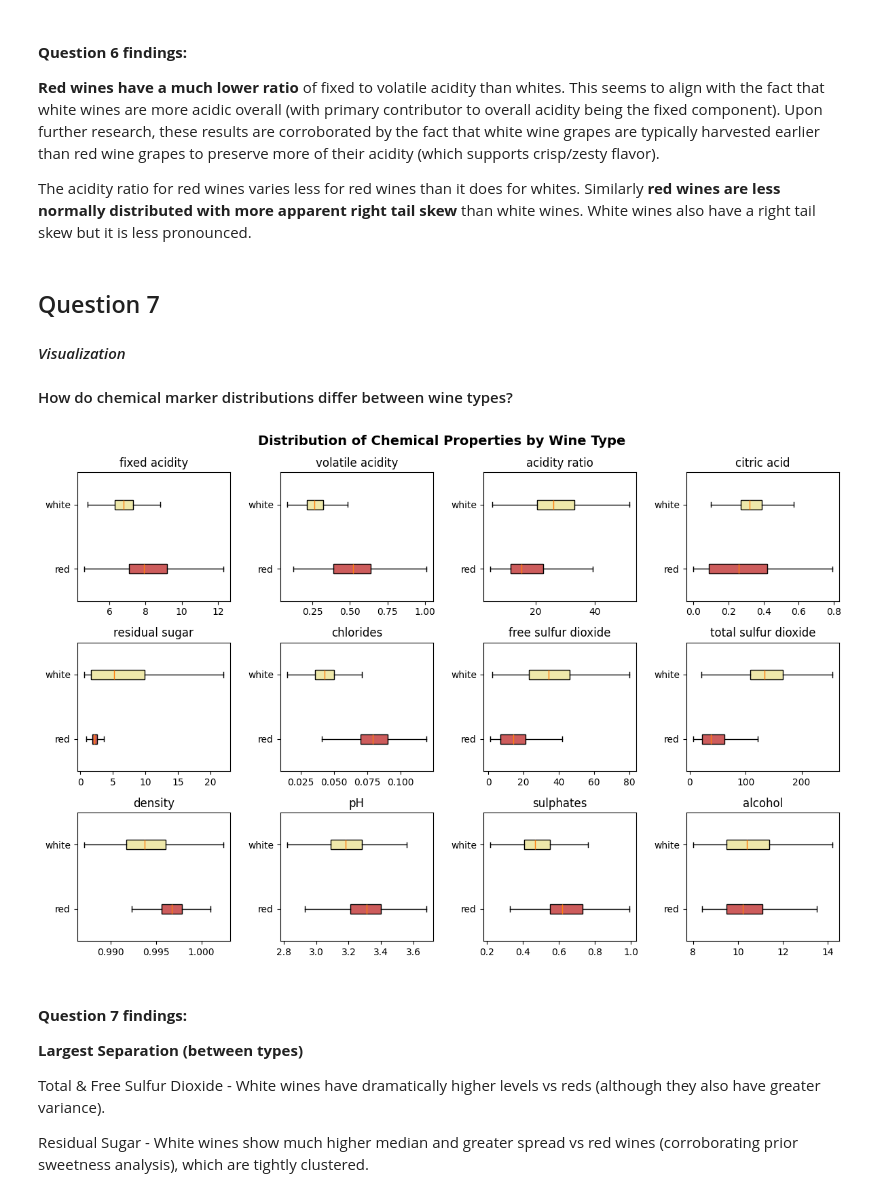
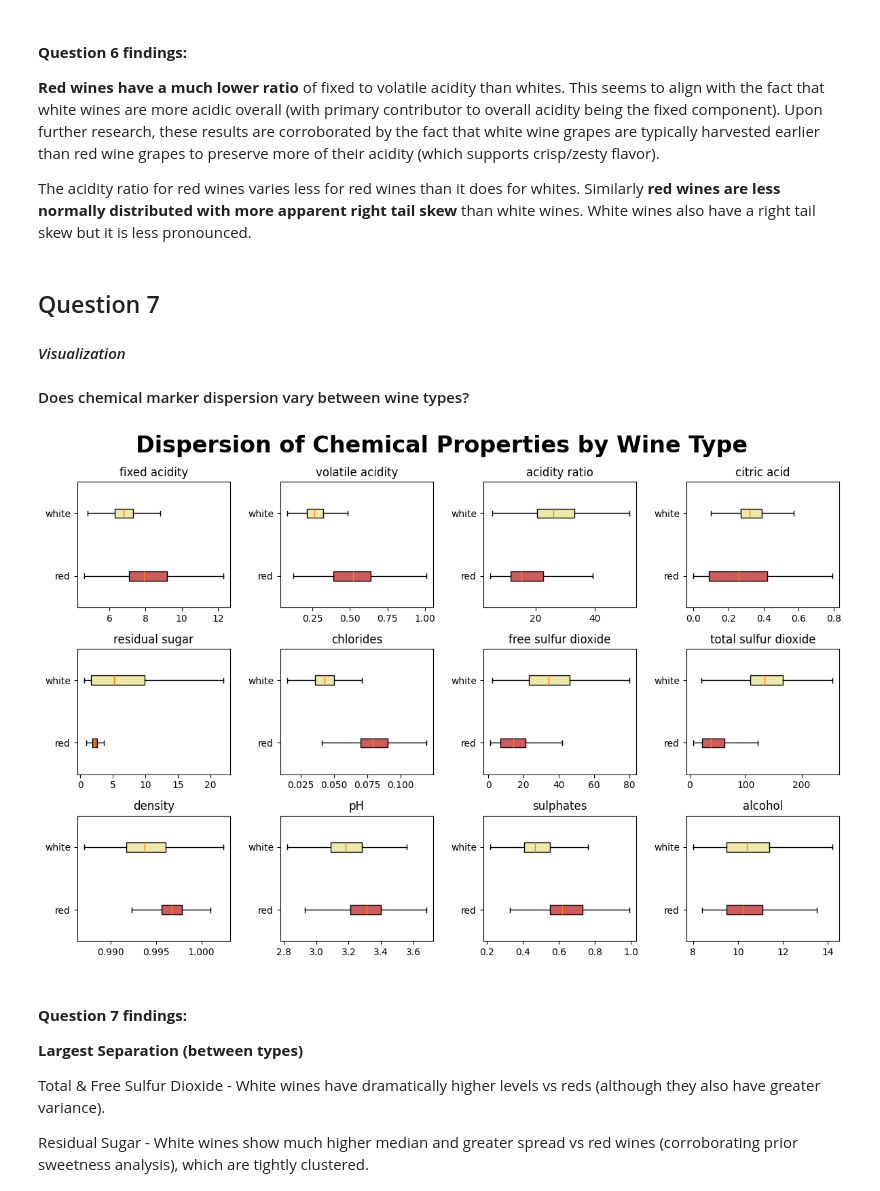
Before and after one commit to bspoerri/DS5010-Final-Project, a Jupyter notebook: final_project.ipynb, the cells around one changed output. Drawn from its saved outputs; the diff is of its cells as text; code cells hidden in the pictures.

```diff
--- a/final_project.ipynb
+++ b/final_project.ipynb
@@ -485,7 +491,7 @@ The acidity ratio for red wines varies less for red wines than it does for white
 ## Question 7
 #### *Visualization*
 
-#### How do chemical marker distributions differ between wine types?
+#### Does chemical marker dispersion vary between wine types?
 # %%
 # select all numeric columns except the target variable
 numerical_markers = combined.select_dtypes(include='number').columns.drop('quality')
@@ -493,37 +499,37 @@ numerical_markers = combined.select_dtypes(include='number').columns.drop('quali
 # create 3x4 grid of subplots for the 12 features
 fig, axes = plt.subplots(nrows=3, ncols=4, figsize=(12, 8))
 
 for ax, column in zip(axes.flat, numerical_markers):
     # split data by wine type for side-by-side comparison
     data = [combined.loc[combined['type'] == t, column] for t in ['red', 'white']]
 
     # horizontal boxplots without outliers
     bp = ax.boxplot(data,
                     tick_labels=['red', 'white'],
                     patch_artist=True,
                     vert=False,
                     showfliers=False)
 
     # apply established colors to each box
     for patch, color in zip(bp['boxes'], ['indianred', 'palegoldenrod']):
         patch.set_facecolor(color)
 
     ax.set_title(column)
 
     # density values are very close together (~0.99x), so show more decimal places
     if column == 'density':
         ax.xaxis.set_major_formatter(plt.FormatStrFormatter('%.3f'))
 
-fig.suptitle('Distribution of Chemical Properties by Wine Type',
-             fontsize=14,
+fig.suptitle('Dispersion of Chemical Properties by Wine Type',
+             fontsize=24,
              fontweight='bold')
 
 # increase vertical spacing between rows to prevent title overlap
 plt.subplots_adjust(hspace=0.4)
 plt.tight_layout()
-plt.show()
+plt.savefig('Images/marker_dispersion.png', dpi= 100)
 # %% [output]
-[figure, old version]
+[figure, new version]
 # %% [markdown]
 #### **Question 7 findings:**
 
```
Also changed, not shown: parts of 24 cells of this notebook.
